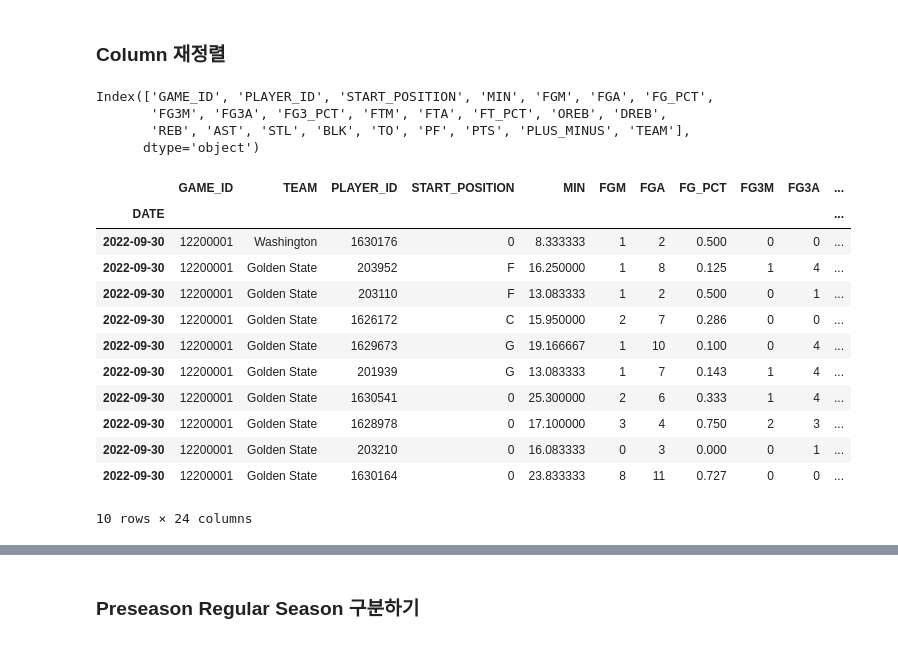
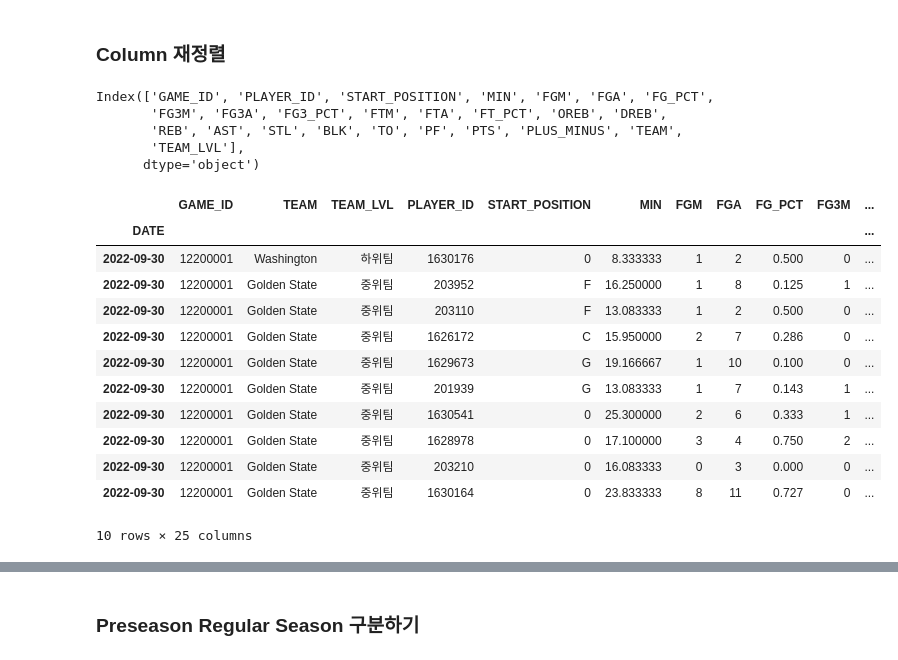
Before and after one commit to cye2020/Project1, a Jupyter notebook: src/preprocess.ipynb, the cells around one changed output, grey strips where cells are left out. Saved outputs shown, nothing was run; the diff lists cells and outputs as text; code cells hidden in the pictures.

```diff
--- a/src/preprocess.ipynb
+++ b/src/preprocess.ipynb
@@ -455,3 +437,0 @@ team_level_dict = dict(team_level.drop_duplicates("TEAM").set_index("TEAM")["TEA
-# %%
-ranking_season2022['TEAM_LEVEL'] = ranking_season2022['TEAM'].map(team_level_dict)
-ranking_season2022.sort_index(ascending=False)
@@ -613,0 +589,10 @@ ranking_season2022.drop(columns=['TEAM_ID'], inplace=True)
+# %%
+bins = [-1, 0.4, 0.6, 1.1]
+labels = ["하위팀", "중위팀", "상위팀"]
+recent_ranking = ranking_season2022.loc['2022-12-22', ['TEAM', 'W_PCT']].copy()
+recent_ranking['TEAM_LVL'] = pd.cut(recent_ranking['W_PCT'], bins=bins, labels=labels, right=False)
+team_level = recent_ranking[['TEAM', 'TEAM_LVL']]
+team_level_dict = dict(team_level.drop_duplicates("TEAM").set_index("TEAM")["TEAM_LVL"])
+# %%
+games_details_season2022['TEAM_LVL'] = games_details_season2022['TEAM'].map(team_level_dict)
+games_details_season2022.sort_index(ascending=False)
@@ -618,26 +655,27 @@ games_details_season2022.columns
 # %% [output]
 Index(['GAME_ID', 'PLAYER_ID', 'START_POSITION', 'MIN', 'FGM', 'FGA', 'FG_PCT',
        'FG3M', 'FG3A', 'FG3_PCT', 'FTM', 'FTA', 'FT_PCT', 'OREB', 'DREB',
-       'REB', 'AST', 'STL', 'BLK', 'TO', 'PF', 'PTS', 'PLUS_MINUS', 'TEAM'],
+       'REB', 'AST', 'STL', 'BLK', 'TO', 'PF', 'PTS', 'PLUS_MINUS', 'TEAM',
+       'TEAM_LVL'],
       dtype='object')
 # %%
-detail_cols = ['GAME_ID', 'TEAM', 'PLAYER_ID', 'START_POSITION', 'MIN', 'FGM', 'FGA', 'FG_PCT', 'FG3M', 'FG3A', 'FG3_PCT', 'FTM', 'FTA', 'FT_PCT', 'OREB', 'DREB', 'REB', 'AST', 'STL', 'BLK', 'TO', 'PF', 'PTS', 'PLUS_MINUS']
+detail_cols = ['GAME_ID', 'TEAM', 'TEAM_LVL', 'PLAYER_ID', 'START_POSITION', 'MIN', 'FGM', 'FGA', 'FG_PCT', 'FG3M', 'FG3A', 'FG3_PCT', 'FTM', 'FTA', 'FT_PCT', 'OREB', 'DREB', 'REB', 'AST', 'STL', 'BLK', 'TO', 'PF', 'PTS', 'PLUS_MINUS']
 games_details_season2022 = games_details_season2022[detail_cols]
 games_details_season2022.head(10)
 # %% [output]
-|  | GAME_ID | TEAM | PLAYER_ID | START_POSITION | MIN | FGM | FGA | FG_PCT | FG3M | FG3A | ... |
+|  | GAME_ID | TEAM | TEAM_LVL | PLAYER_ID | START_POSITION | MIN | FGM | FGA | FG_PCT | FG3M | ... |
 | DATE |  |  |  |  |  |  |  |  |  |  | ... |
-| 2022-09-30 | 12200001 | Washington | 1630176 | 0 | 8.333333 | 1 | 2 | 0.500 | 0 | 0 | ... |
-| 2022-09-30 | 12200001 | Golden State | 203952 | F | 16.250000 | 1 | 8 | 0.125 | 1 | 4 | ... |
-| 2022-09-30 | 12200001 | Golden State | 203110 | F | 13.083333 | 1 | 2 | 0.500 | 0 | 1 | ... |
-| 2022-09-30 | 12200001 | Golden State | 1626172 | C | 15.950000 | 2 | 7 | 0.286 | 0 | 0 | ... |
-| 2022-09-30 | 12200001 | Golden State | 1629673 | G | 19.166667 | 1 | 10 | 0.100 | 0 | 4 | ... |
-| 2022-09-30 | 12200001 | Golden State | 201939 | G | 13.083333 | 1 | 7 | 0.143 | 1 | 4 | ... |
-| 2022-09-30 | 12200001 | Golden State | 1630541 | 0 | 25.300000 | 2 | 6 | 0.333 | 1 | 4 | ... |
-| 2022-09-30 | 12200001 | Golden State | 1628978 | 0 | 17.100000 | 3 | 4 | 0.750 | 2 | 3 | ... |
-| 2022-09-30 | 12200001 | Golden State | 203210 | 0 | 16.083333 | 0 | 3 | 0.000 | 0 | 1 | ... |
-| 2022-09-30 | 12200001 | Golden State | 1630164 | 0 | 23.833333 | 8 | 11 | 0.727 | 0 | 0 | ... |
+| 2022-09-30 | 12200001 | Washington | 하위팀 | 1630176 | 0 | 8.333333 | 1 | 2 | 0.500 | 0 | ... |
+| 2022-09-30 | 12200001 | Golden State | 중위팀 | 203952 | F | 16.250000 | 1 | 8 | 0.125 | 1 | ... |
+| 2022-09-30 | 12200001 | Golden State | 중위팀 | 203110 | F | 13.083333 | 1 | 2 | 0.500 | 0 | ... |
+| 2022-09-30 | 12200001 | Golden State | 중위팀 | 1626172 | C | 15.950000 | 2 | 7 | 0.286 | 0 | ... |
+| 2022-09-30 | 12200001 | Golden State | 중위팀 | 1629673 | G | 19.166667 | 1 | 10 | 0.100 | 0 | ... |
+| 2022-09-30 | 12200001 | Golden State | 중위팀 | 201939 | G | 13.083333 | 1 | 7 | 0.143 | 1 | ... |
+| 2022-09-30 | 12200001 | Golden State | 중위팀 | 1630541 | 0 | 25.300000 | 2 | 6 | 0.333 | 1 | ... |
+| 2022-09-30 | 12200001 | Golden State | 중위팀 | 1628978 | 0 | 17.100000 | 3 | 4 | 0.750 | 2 | ... |
+| 2022-09-30 | 12200001 | Golden State | 중위팀 | 203210 | 0 | 16.083333 | 0 | 3 | 0.000 | 0 | ... |
+| 2022-09-30 | 12200001 | Golden State | 중위팀 | 1630164 | 0 | 23.833333 | 8 | 11 | 0.727 | 0 | ... |
-10 rows × 24 columns
+10 rows × 25 columns
 # %%
 games_season2022.columns
 # %% [output]
```
Also changed, not shown: parts of 11 cells of this notebook, 6 other files.
